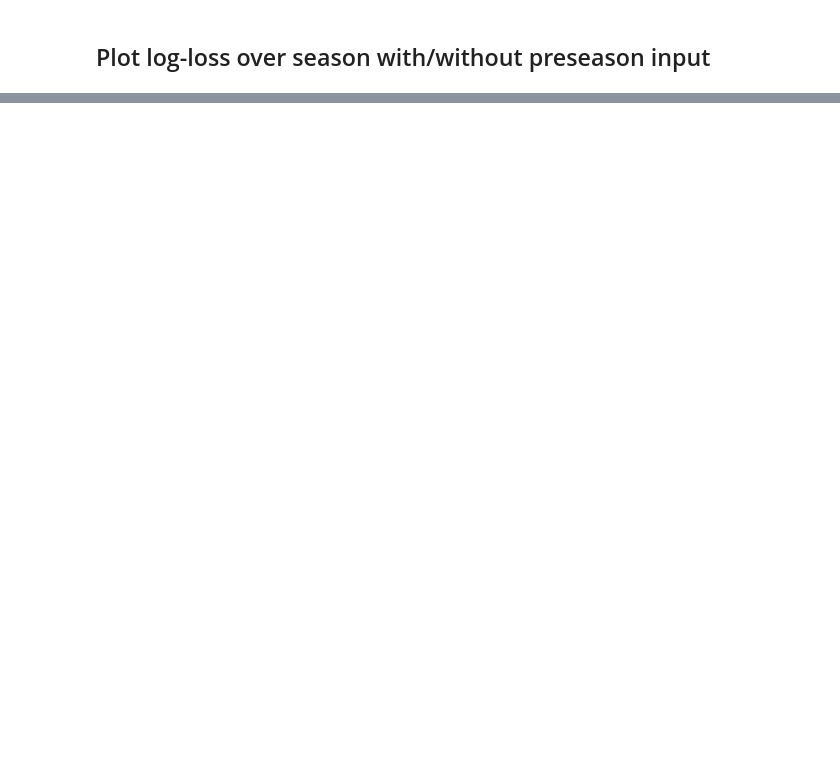
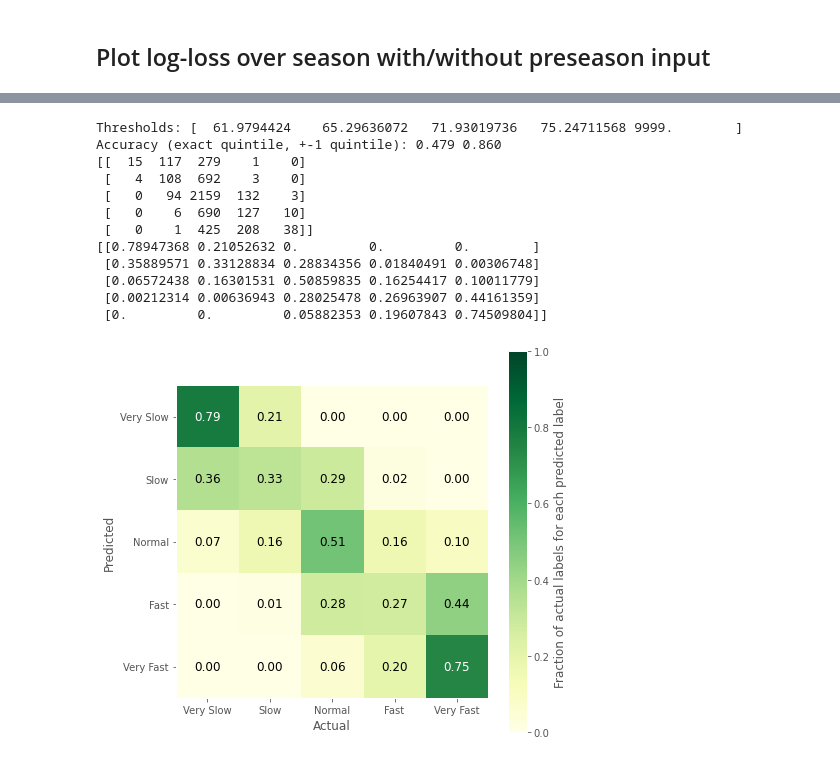
Before and after one commit to bjmarsh/WatchCBB, a Jupyter notebook: notebooks/game_model_train.ipynb, the cells around one changed output, grey strips where cells are left out. Cells and saved outputs as stored; diff of their text form; code cells hidden in the pictures; blank space fills up the shorter version.

```diff
--- a/notebooks/game_model_train.ipynb
+++ b/notebooks/game_model_train.ipynb
@@ -561,0 +622,50 @@ plt.legend(fontsize='x-large')
+# %%
+from sklearn.metrics import accuracy_score, confusion_matrix
+
+paces = df_all[['gid','poss','pred_pace','pred_pace_blend']].copy()
+mean = season_stats_df.pace.mean()
+std = season_stats_df.pace.std()
+thresh = np.array([mean-2*std, mean-1*std, mean+1*std, mean+2*std, 9999])
+# thresh = np.append(np.percentile(paces.poss, [20,40,60,80]), [9999])
+print("Thresholds:", thresh)
+c, p, pb = [], [], []
+for irow,row in paces.iterrows():
+    c.append(np.argmax(thresh>=row.poss))
+    p.append(np.argmax(thresh>=row.pred_pace))
+    pb.append(np.argmax(thresh>=row.pred_pace_blend))
+paces['c'] = c
+paces['p'] = p
+paces['pb'] = pb
+print("Accuracy (exact quintile, +-1 quintile): {0:.3f} {1:.3f}".format(
+    np.mean(np.abs(paces.c - paces.pb)<=0), np.mean(np.abs(paces.c - paces.pb)<=1)))
+cm = confusion_matrix(paces.c, paces.pb)
+print(cm)
+cm = (cm/cm.sum(axis=0)).T
+print(cm)
+plt.figure(figsize=(7,7))
+plt.imshow(cm, cmap='YlGn', vmin=0, vmax=1)
+plt.yticks([0,1,2,3,4],['Very Slow','Slow','Normal','Fast','Very Fast'])
+plt.xticks([0,1,2,3,4],['Very Slow','Slow','Normal','Fast','Very Fast'])
+plt.ylabel('Predicted')
+plt.xlabel('Actual')
+for i in range(5):
+    for j in range(5):
+        c = 'k' if cm[j,i] < 0.6 else 'w'
+        plt.text(i, j, '{:.2f}'.format(cm[j,i]), ha='center', va='center', color=c, fontsize='large')
+cb = plt.colorbar()
+cb.set_label('Fraction of actual labels for each predicted label')
+plt.grid(False)
+# %% [output]
+Thresholds: [  61.9794424    65.29636072   71.93019736   75.24711568 9999.        ]
+Accuracy (exact quintile, +-1 quintile): 0.479 0.860
+[[  15  117  279    1    0]
+ [   4  108  692    3    0]
+ [   0   94 2159  132    3]
+ [   0    6  690  127   10]
+ [   0    1  425  208   38]]
+[[0.78947368 0.21052632 0.         0.         0.        ]
+ [0.35889571 0.33128834 0.28834356 0.01840491 0.00306748]
+ [0.06572438 0.16301531 0.50859835 0.16254417 0.10011779]
+ [0.00212314 0.00636943 0.28025478 0.26963907 0.44161359]
+ [0.         0.         0.05882353 0.19607843 0.74509804]]
+[figure, added]
```
Also changed, not shown: parts of 8 cells of this notebook, 1 other file.
